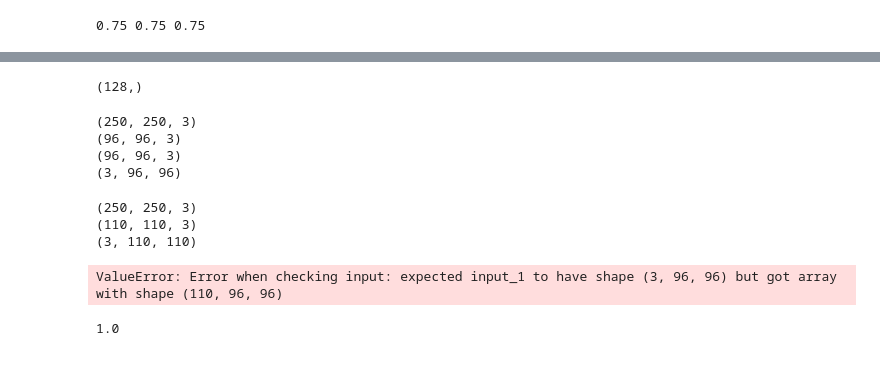
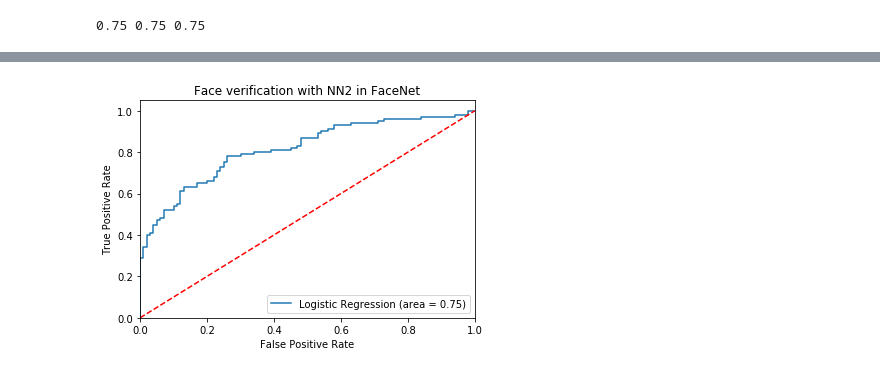
Before and after one commit to acalejos/CS578_LFW, a Jupyter notebook: LFW_FaceVerification.ipynb, the cells around one changed output, grey strips where cells are left out. Drawn from its saved outputs; the diff is of its cells as text; code cells hidden in the pictures.

Commit message:
Face verification and face identification
TP, TN, Accuracy= 0.9 0.52 0.71

```diff
--- a/LFW_FaceVerification.ipynb
+++ b/LFW_FaceVerification.ipynb
@@ -421,8 +446,6 @@ for C in [0.01, 0.03, 0.1, 0.3,  1, 3, 10]:
     predicts, score= face_veri.trainModelPredict(C)
     scores.append(score)
 predictions, score= face_veri.trainModelPredict(3)
-# %%
-predictions, score= face_veri.trainModelPredict(3)
 # %%
 TN=sum( (vali_y== predictions)& (vali_y==0)  )/sum((vali_y==0))
 TP=sum( (vali_y== predictions)& (vali_y==1)  )/sum((vali_y==1))
@@ -512,31 +454,0 @@ b.append( a.ravel() )
-# %%
-b[0].shape
-# %% [output]
-(128,)
-# %%
-image= cv2.imread("database_images/Alexander_Lukashenko_0001.jpg")
-print( image.shape )
-image = cv2.resize(image, (96, 96))
-print( image.shape )
-img = image[...,::-1]
-print( img.shape )
-img = np.around(np.transpose(img, (2,0,1))/255.0, decimals=12)
-print( img.shape )
-# %% [output]
-(250, 250, 3)
-(96, 96, 3)
-(96, 96, 3)
-(3, 96, 96)
-# %%
-img= cv2.imread("database_images/Alexander_Lukashenko_0001.jpg")
-print(img.shape)
-img2=cv2.resize(img, (110, 110), interpolation = cv2.INTER_AREA)
-print(img2.shape)
-img3=np.rollaxis(img2, 2, 0 )
-print(img3.shape)
-a=img_to_encoding( img3, FRmodel)
-# %% [output]
-(250, 250, 3)
-(110, 110, 3)
-(3, 110, 110)
-ValueError: Error when checking input: expected input_1 to have shape (3, 96, 96) but got array with shape (110, 96, 96)
@@ -547,5 +455,23 @@ X_vali=[[1, 2], [-60, 0] ]
-# %%
-a= FaceVerification()
-a.trainModel(X, y)
-# %% [output]
-1.0
+# %%
+#Plot the ROC curve
+logreg= LogisticRegression(penalty="l2", dual=False, tol=0.0001, solver='lbfgs', C=3 )
+logreg.fit(face_veri.encoding, face_veri.same_person)
+
+from sklearn.metrics import roc_auc_score
+from sklearn.metrics import roc_curve
+logit_roc_auc = roc_auc_score(vali_y, logreg.predict(face_veri.encoding_vali) )
+fpr, tpr, thresholds = roc_curve(vali_y, logreg.predict_proba(face_veri.encoding_vali)[:,1])
+plt.figure()
+plt.plot(fpr, tpr, label='Logistic Regression (area = %0.2f)' % logit_roc_auc)
+plt.plot([0, 1], [0, 1],'r--')
+plt.xlim([0.0, 1.0])
+plt.ylim([0.0, 1.05])
+plt.xlabel('False Positive Rate')
+plt.ylabel('True Positive Rate')
+plt.title('Face verification with NN2 in FaceNet')
+plt.legend(loc="lower right")
+plt.savefig('Log_ROC')
+plt.savefig("../figures/NN2_AUC_T1000.png", dpi=500)
+plt.show()
+# %% [output]
+[figure, added]
```
Also changed, not shown: parts of 17 cells of this notebook.
